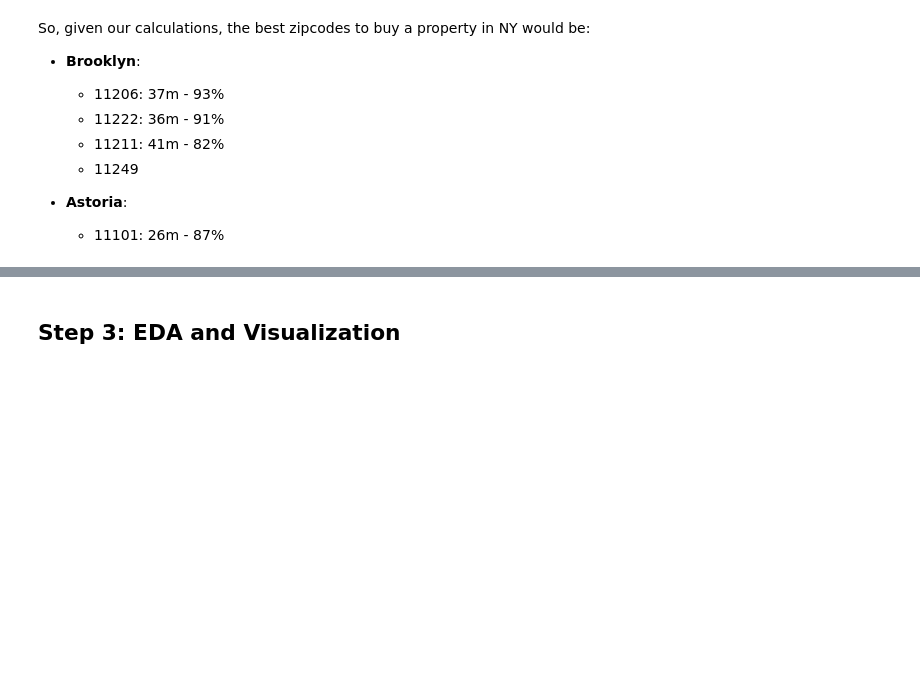
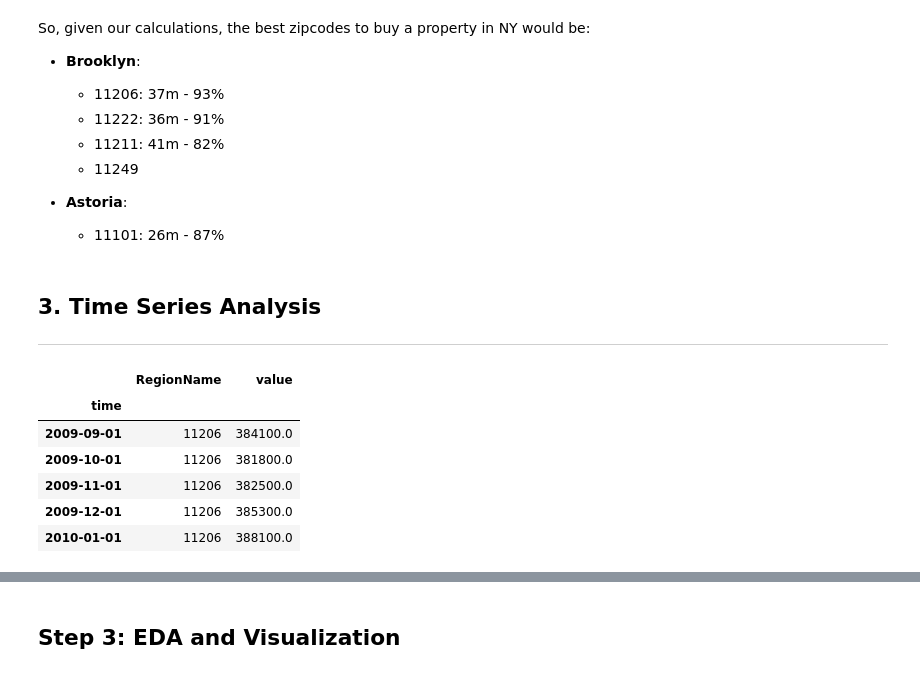
Before and after one commit to bartomolina/dsmod4project, a Jupyter notebook: student.ipynb, the cells around one changed output, grey strips where cells are left out. Saved outputs shown, nothing was run; the diff lists cells and outputs as text; code cells hidden in the pictures; blank space fills up the shorter version.

```diff
--- a/student.ipynb
+++ b/student.ipynb
@@ -326,3 +327,6 @@ So, given our calculations, the best zipcodes to buy a property in NY would be:
 
 - **Astoria**:
   - 11101: 26m - 87%
+# %% [markdown]
+## 3. Time Series Analysis
+---
@@ -328,0 +342,13 @@ So, given our calculations, the best zipcodes to buy a property in NY would be:
+# %%
+df_ts_zipcode = []
+for zipcode in df_top5_ts.RegionName.unique():
+    df_code = df_top5_ts[df_top5_ts['RegionName'] == zipcode].asfreq('MS')
+    df_ts_zipcode.append(df_code)
+# %% [output]
+|  | RegionName | value |
+| time |  |  |
+| 2009-09-01 | 11206 | 384100.0 |
+| 2009-10-01 | 11206 | 381800.0 |
+| 2009-11-01 | 11206 | 382500.0 |
+| 2009-12-01 | 11206 | 385300.0 |
+| 2010-01-01 | 11206 | 388100.0 |
```
Also changed, not shown: parts of 8 cells of this notebook.
